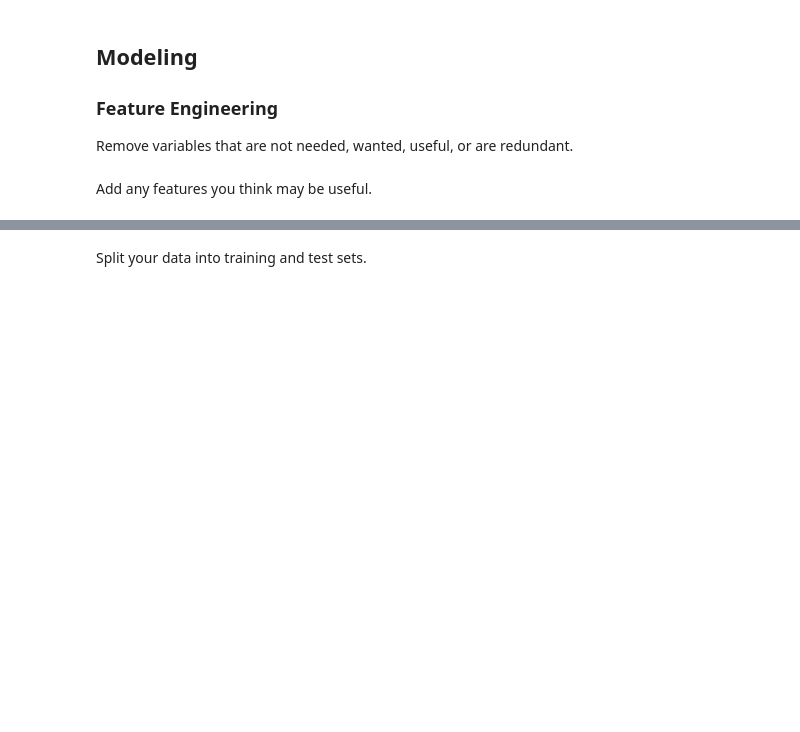
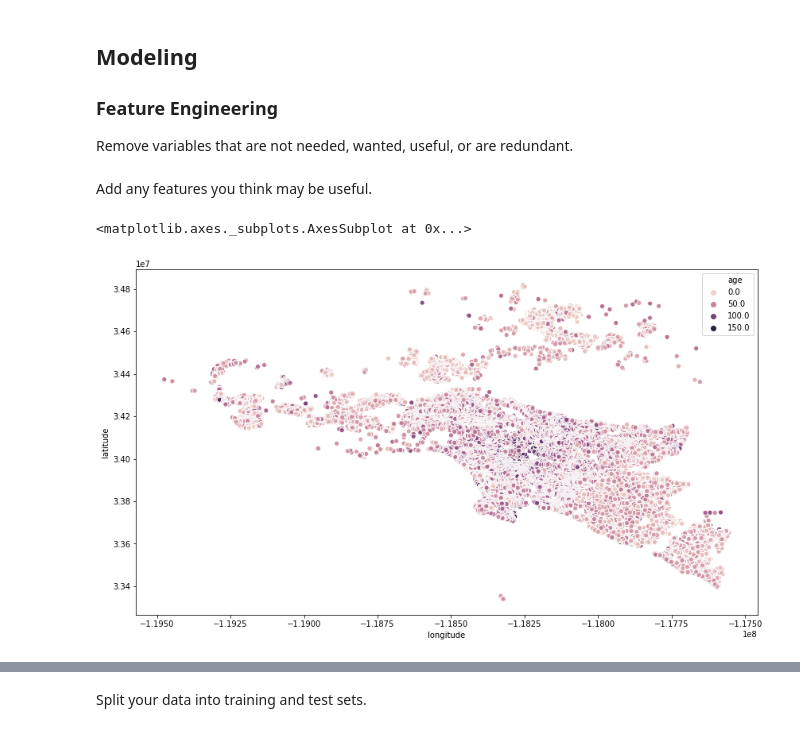
Before and after one commit to clustering-zillow/clustering-zillow, a Jupyter notebook: Brandi-cluster.ipynb, the cells around one changed output, grey strips where cells are left out. Drawn from its saved outputs; the diff is of its cells as text; code cells hidden in the pictures; blank space fills up the shorter version.

```diff
--- a/Brandi-cluster.ipynb
+++ b/Brandi-cluster.ipynb
@@ -91,19 +91,26 @@ Use statistical testing methods to determine whether the clusters you have creat
 Remove variables that are not needed, wanted, useful, or are redundant.
 # %% [markdown]
 Add any features you think may be useful.
-# %%
-# Age = yearbuilt - 2017
-zillow['age'] = 2017 - zillow.yearbuilt
-
-# Tax Rate = taxamount /
-zillow['tax_rate'] = zillow.taxamount / zillow.taxvaluedollarcnt
-
-# $/sqft
-zillow['cost_sf'] = zillow.taxamount / zillow.
-zillow['cost_structure'] = zillow.structuretaxvaluedollarcnt / zillow.
-
-# Avg tax rate by censustractandblockid
-
-# $/sqft structure only
-# $/sqft lot only
-# Avg $/sqft by censustractandblockid
+# %%
+# Age = yearbuilt - 2017
+zillow['age'] = (2017 - zillow.yearbuilt).astype('int')
+
+# Tax Rate = taxamount / value
+zillow['tax_rate'] = ((zillow.taxamount / zillow.taxvaluedollarcnt).astype('float').round(4))
+
+# $/sqft
+zillow['cost_land_sf'] = ((zillow.landtaxvaluedollarcnt / zillow.lotsizesquarefeet).astype('float').round(4))
+zillow['cost_structure_sf'] = (zillow.structuretaxvaluedollarcnt / zillow.finishedsquarefeet12.astype('float').round(4))
+
+# Has features
+zillow['has_ac'] = np.where(zillow.airconditioningtypeid > 0, 1, 0)
+zillow['has_heating'] = np.where(zillow.heatingorsystemtypeid == 13, 0, 1)
+zillow['has_basement'] = np.where(zillow.basementsqft > 0, 1, 0)
+zillow['has_fire'] = np.where(zillow.fireplacecnt > 0, 1, 0)
+zillow['has_garage'] = np.where(zillow.garagecarcnt > 0, 1, 0)
+# %%
+plt.figure(figsize=(14,8))
+sns.scatterplot(x='longitude', y='latitude', hue=(zillow.age).astype('float'), data=zillow)
+# %% [output]
+<matplotlib.axes._subplots.AxesSubplot at 0x...>
+[figure, added]
```
Also changed, not shown: parts of 12 cells of this notebook, 1 other file.
